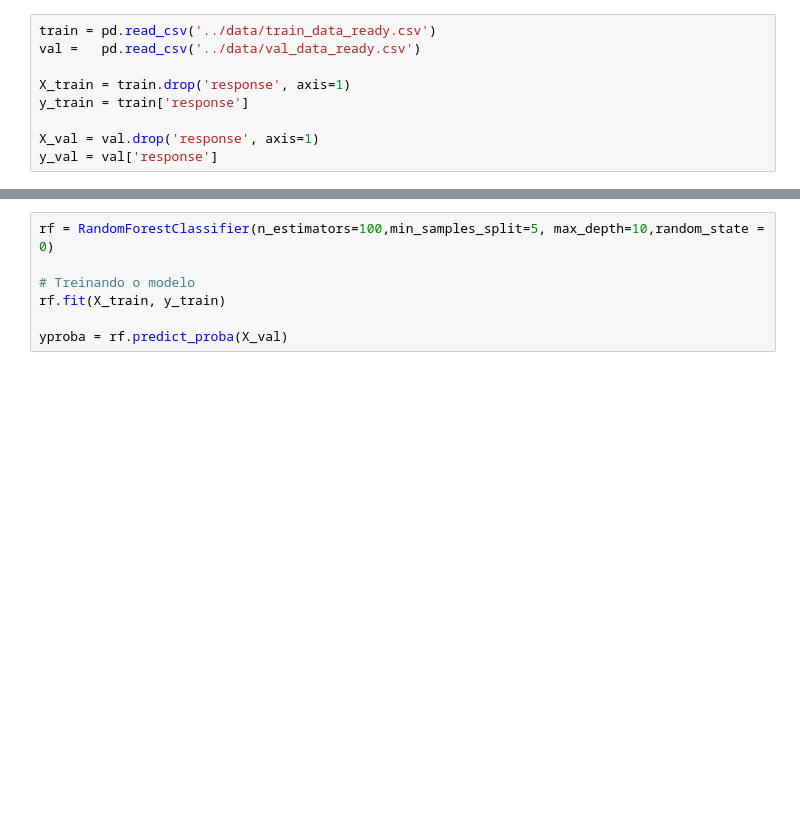
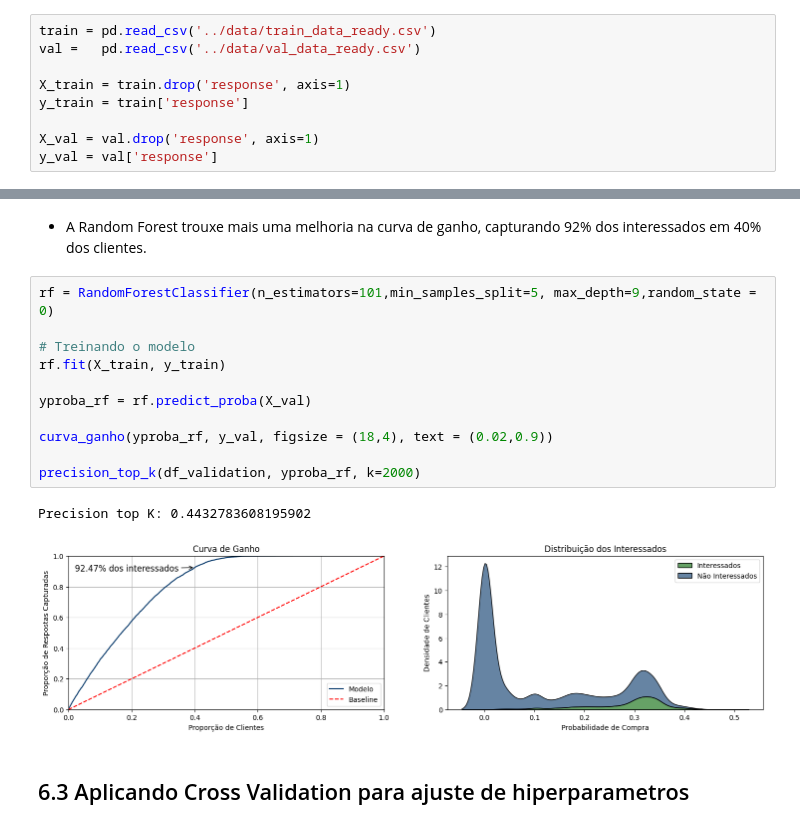
Before and after one commit to RafaelLuckner/Propensao_Compra, a Jupyter notebook: notebooks/propensao_projeto.ipynb, the cells around one changed output, grey strips where cells are left out. Cells and saved outputs as stored; diff of their text form; blank space fills up the shorter version.

```diff
--- a/notebooks/propensao_projeto.ipynb
+++ b/notebooks/propensao_projeto.ipynb
@@ -888,7 +983,18 @@ yproba = logistic.predict_proba(X_val)
+# %% [markdown]
+- A Random Forest trouxe mais uma melhoria na curva de ganho, capturando 92% dos interessados em 40% dos clientes.
 # %%
-rf = RandomForestClassifier(n_estimators=100,min_samples_split=5, max_depth=10,random_state = 0)
+rf = RandomForestClassifier(n_estimators=101,min_samples_split=5, max_depth=9,random_state = 0)
 
 # Treinando o modelo
 rf.fit(X_train, y_train)
 
-yproba = rf.predict_proba(X_val)
+yproba_rf = rf.predict_proba(X_val)
+
+curva_ganho(yproba_rf, y_val, figsize = (18,4), text = (0.02,0.9))
+
+precision_top_k(df_validation, yproba_rf, k=2000)
+# %% [output]
+Precision top K: 0.4432783608195902
+[figure, added]
+# %% [markdown]
+## 6.3 Aplicando Cross Validation para ajuste de hiperparametros
```
Also changed, not shown: parts of 19 cells of this notebook, 3 other files.
